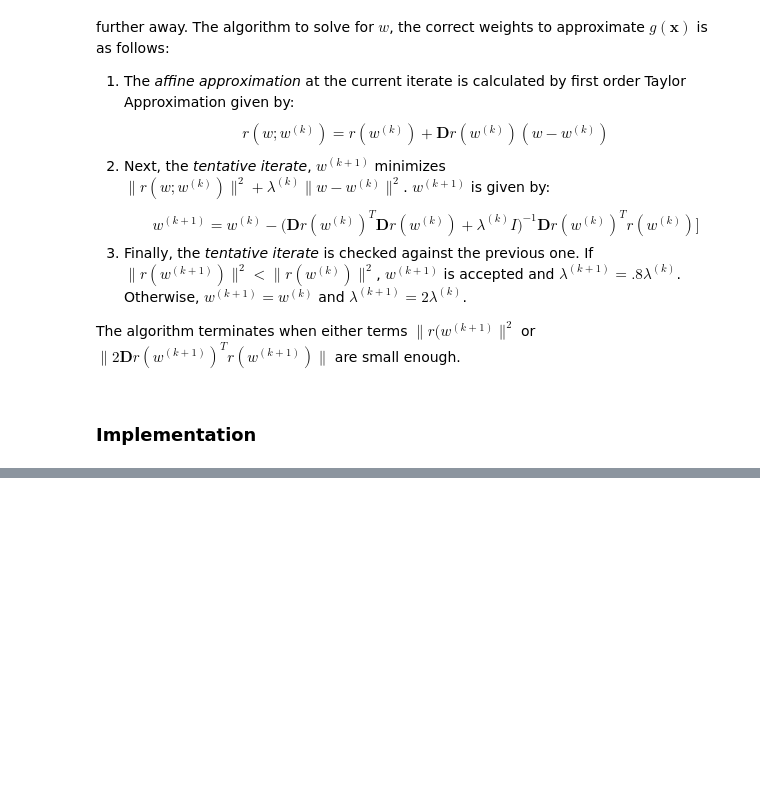
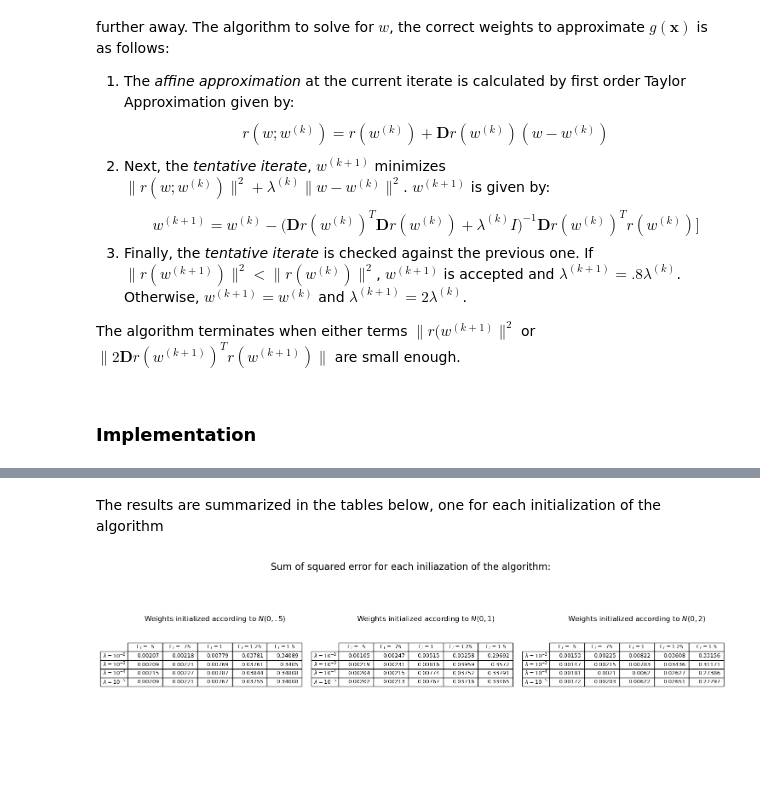
Before and after one commit to pritchardhenry/NonLinearLS, a Jupyter notebook: solution.ipynb, the cells around one changed output, grey strips where cells are left out. Cells and saved outputs as stored; diff of their text form; code cells hidden in the pictures; blank space fills up the shorter version.

```diff
--- a/solution.ipynb
+++ b/solution.ipynb
@@ -248,0 +315,9 @@ It's evident from the plots above that the choice of $\lambda$ has a significant
+# %%
+def calc_rand_test(num, gammas, function):
+    x_test = []
+    y_test = []
+    for gamma in gammas:
+        x, y = random_data(num = num, gamma = gamma, function = function)
+        x_test.append(x)
+        y_test.append(y)
+    return np.array(x_test), np.array(y_test)
@@ -248,0 +349,34 @@ It's evident from the plots above that the choice of $\lambda$ has a significant
+# %% [markdown]
+The results are summarized in the tables below, one for each initialization of the algorithm
+# %%
+columns = ["$\Gamma_T = .5$", "$\Gamma_T = .75$", "$\Gamma_T = 1$", "$\Gamma_T = 1.25$", "$\Gamma_T = 1.5$"]
+rows = ["$\lambda = 10^{-2}$", "$\lambda = 10^{-3}$", "$\lambda = 10^{-4}$", "$\lambda = 10^{-5}$"]
+error_05 = np.array(error_05)
+error_01 = np.array(error_01)
+error_02 = np.array(error_02)
+error_05 = np.round(error_05, 5)
+error_01 = np.round(error_01, 5)
+error_02 = np.round(error_02, 5)
+
+fig, ax = plt.subplots(1, 3, figsize=(15, 5))
+
+ax[0].axis('tight')
+ax[0].axis('off')
+ax[0].table(cellText=error_05, rowLabels=rows, colLabels=columns, loc='center')
+ax[0].set_title("Weights initialized according to $N(0,.5)$", y= .7)
+
+ax[1].axis('tight')
+ax[1].axis('off')
+ax[1].table(cellText=error_01, rowLabels=rows, colLabels=columns, loc='center')
+ax[1].set_title("Weights initialized according to $N(0,1)$", y= .7)
+
+ax[2].axis('tight')
+ax[2].axis('off')
+ax[2].table(cellText=error_02, rowLabels=rows, colLabels=columns, loc='center')
+ax[2].set_title("Weights initialized according to $N(0,2)$", y= .7)
+
+plt.tight_layout()
+fig.suptitle("Sum of squared error for each iniliazation of the algorithm:", fontsize=16)
+plt.show()
+# %% [output]
+[figure, added]
```
Also changed, not shown: parts of 19 cells of this notebook.
